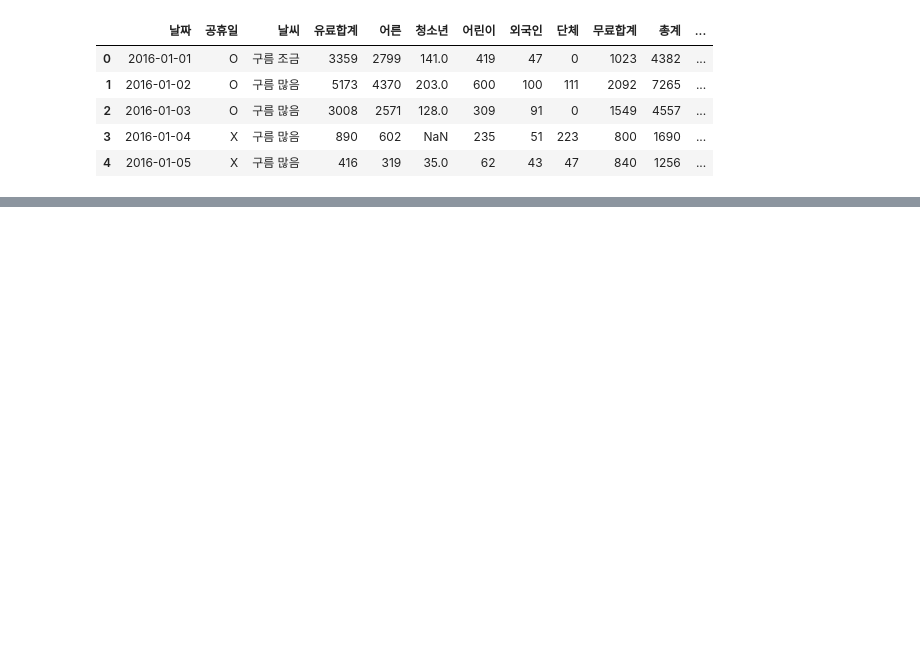
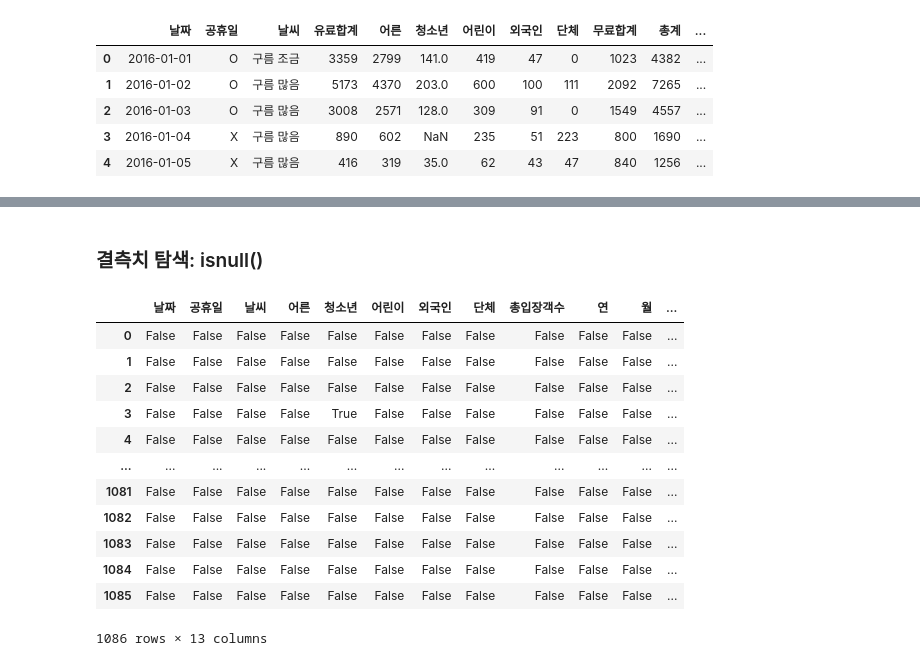
Before and after one commit to HOT8OY/SESAC_FullStackEducation, a Jupyter notebook: 12_pandas/data_analysis/07_데이터 정제하기.ipynb, the cells around one changed output, grey strips where cells are left out. Saved outputs shown, nothing was run; the diff lists cells and outputs as text; code cells hidden in the pictures; blank space fills up the shorter version.

```diff
--- a/12_pandas/data_analysis/07_데이터 정제하기.ipynb
+++ b/12_pandas/data_analysis/07_데이터 정제하기.ipynb
@@ -40,0 +150,18 @@ df_sorted.head(10)
+# %% [markdown]
+### 결측치 탐색: isnull()
+# %%
+df.isnull()
+# %% [output]
+|  | 날짜 | 공휴일 | 날씨 | 어른 | 청소년 | 어린이 | 외국인 | 단체 | 총입장객수 | 연 | 월 | ... |
+| 0 | False | False | False | False | False | False | False | False | False | False | False | ... |
+| 1 | False | False | False | False | False | False | False | False | False | False | False | ... |
+| 2 | False | False | False | False | False | False | False | False | False | False | False | ... |
+| 3 | False | False | False | False | True | False | False | False | False | False | False | ... |
+| 4 | False | False | False | False | False | False | False | False | False | False | False | ... |
+| ... | ... | ... | ... | ... | ... | ... | ... | ... | ... | ... | ... | ... |
+| 1081 | False | False | False | False | False | False | False | False | False | False | False | ... |
+| 1082 | False | False | False | False | False | False | False | False | False | False | False | ... |
+| 1083 | False | False | False | False | False | False | False | False | False | False | False | ... |
+| 1084 | False | False | False | False | False | False | False | False | False | False | False | ... |
+| 1085 | False | False | False | False | False | False | False | False | False | False | False | ... |
+1086 rows × 13 columns
```
Also changed, not shown: parts of 20 cells of this notebook, 6 other files.
